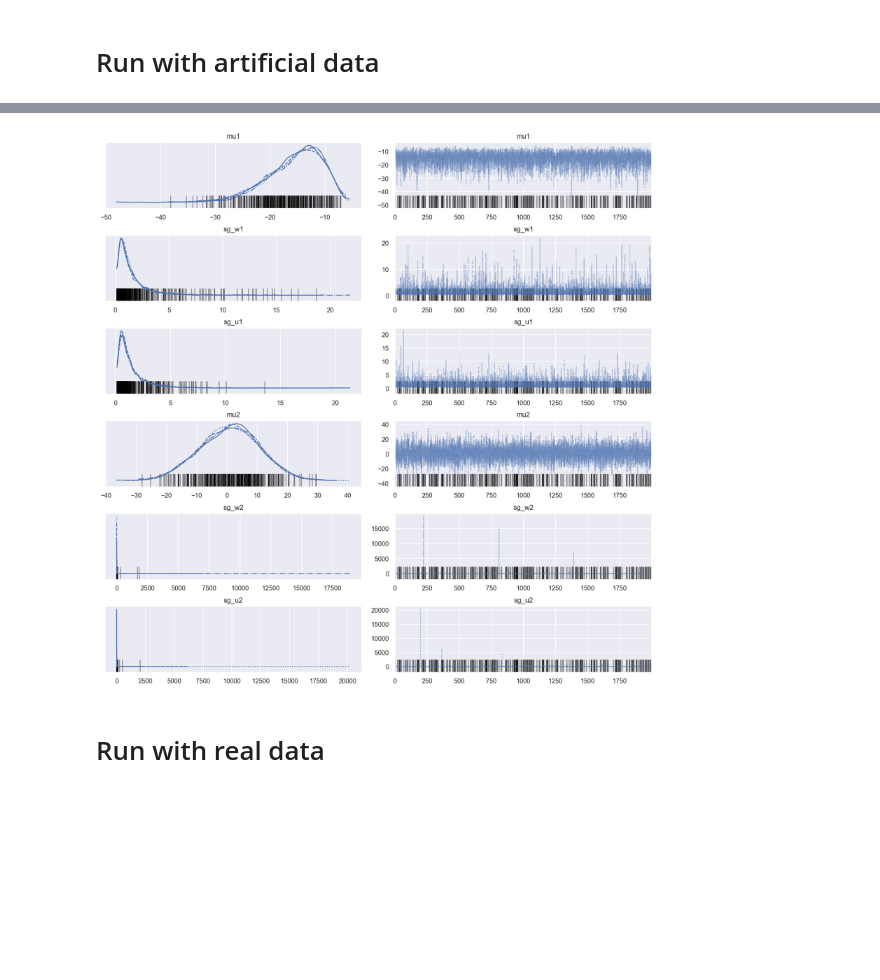
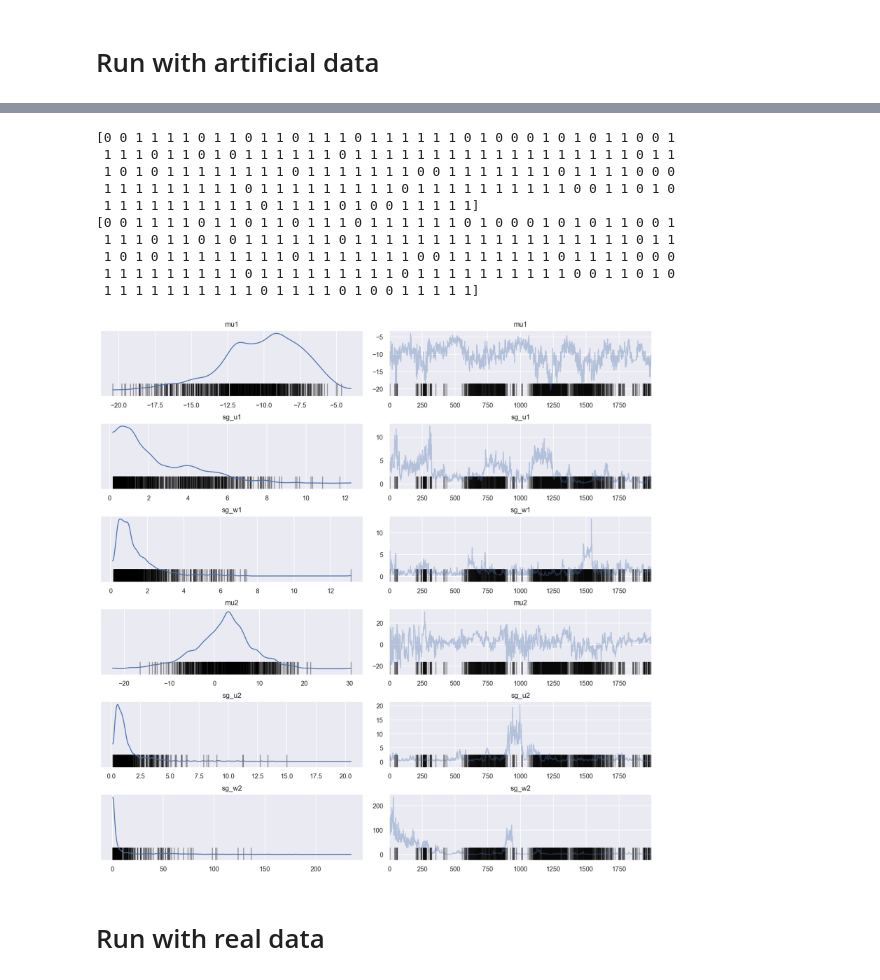
Before and after one commit to AurelienNioche/ActiveTeachingCollaborative, a Jupyter notebook: numpyro-mcmc.ipynb, the cells around one changed output, grey strips where cells are left out. Drawn from its saved outputs; the diff is of its cells as text; code cells hidden in the pictures; blank space fills up the shorter version.

```diff
--- a/numpyro-mcmc.ipynb
+++ b/numpyro-mcmc.ipynb
@@ -117,14 +173,18 @@ def model(n_u, n_w, u, w, d, r, y):
 # %% [markdown]
 ## How does it look like?
 # %%
-theta1 = np.random.normal(-4, 0.5, size=100)
-theta2 = np.random.normal(-2, 0.4, size=100)
+theta1 = np.random.normal(-3, 0.5, size=100)
+theta2 = np.random.normal(-1, 0.4, size=100)
 
 max_t = 5* 10**2
-n_pres = 20
+n_pres = 10
+
+max_delay = 100
 
 x = np.linspace(0, max_t, 1000)
-pres = np.concatenate(([0,], np.sort(np.random.uniform(0, max_t, n_pres-1))))
+pres = np.zeros(n_pres)
+for i in range(1, n_pres):
+    pres[i] = pres[i-1] + np.random.uniform(0, max_delay)
 
 n = np.zeros(x.shape)
 
@@ -219,5 +268,5 @@ for i_u in range(n_u):
 # %%
-data_artificial = {'n_u': n_u, 'n_w': n_w,
+data_artificial = {'n_u': n_u, 'n_w': n_w, 'n_obs': n_obs,
                    'u': u, 'w': w,
                    'd': d, 'r': r,
                    'y': y}
@@ -230,7 +287,8 @@ print(np.mean(y), np.min(y), np.max(y))
 # %% [markdown]
 # Run with artificial data
 # %%
+%%time
 nuts_kernel = NUTS(model)
-mcmc = MCMC(nuts_kernel, num_warmup=2000, num_samples=2000, num_chains=4, progress_bar=True)
+mcmc = MCMC(nuts_kernel, num_warmup=2000, num_samples=2000, num_chains=1)
 rng_key = random.PRNGKey(0)
-mcmc.run(rng_key, **data_artificial, extra_fields=('potential_energy',))
+mcmc.run(rng_key, **data_artificial)
@@ -257,8 +338,18 @@ Number of divergences: 366
 # %%
 trace = az.from_numpyro(mcmc)
-az.plot_trace(trace, var_names=['mu1', 'sg_w1', 'sg_u1', 'mu2', 'sg_w2', 'sg_u2']);
+az.plot_trace(trace, var_names=['mu1', 'sg_u1', 'sg_w1', 'mu2', 'sg_u2', 'sg_w2']);
 # %% [output]
+[0 0 1 1 1 1 0 1 1 0 1 1 0 1 1 1 0 1 1 1 1 1 1 0 1 0 0 0 1 0 1 0 1 1 0 0 1
+ 1 1 1 0 1 1 0 1 0 1 1 1 1 1 1 0 1 1 1 1 1 1 1 1 1 1 1 1 1 1 1 1 1 1 0 1 1
+ 1 0 1 0 1 1 1 1 1 1 1 1 0 1 1 1 1 1 1 1 0 0 1 1 1 1 1 1 1 0 1 1 1 1 0 0 0
+ 1 1 1 1 1 1 1 1 1 0 1 1 1 1 1 1 1 1 1 0 1 1 1 1 1 1 1 1 1 1 0 0 1 1 0 1 0
+ 1 1 1 1 1 1 1 1 1 1 0 1 1 1 1 0 1 0 0 1 1 1 1 1]
+[0 0 1 1 1 1 0 1 1 0 1 1 0 1 1 1 0 1 1 1 1 1 1 0 1 0 0 0 1 0 1 0 1 1 0 0 1
+ 1 1 1 0 1 1 0 1 0 1 1 1 1 1 1 0 1 1 1 1 1 1 1 1 1 1 1 1 1 1 1 1 1 1 0 1 1
+ 1 0 1 0 1 1 1 1 1 1 1 1 0 1 1 1 1 1 1 1 0 0 1 1 1 1 1 1 1 0 1 1 1 1 0 0 0
+ 1 1 1 1 1 1 1 1 1 0 1 1 1 1 1 1 1 1 1 0 1 1 1 1 1 1 1 1 1 1 0 0 1 1 0 1 0
+ 1 1 1 1 1 1 1 1 1 1 0 1 1 1 1 0 1 0 0 1 1 1 1 1]
-[figure, old version]
+[figure, new version]
 # %% [markdown]
 # Run with real data
 # %%
```
Also changed, not shown: parts of 18 cells of this notebook, 3 other files.
